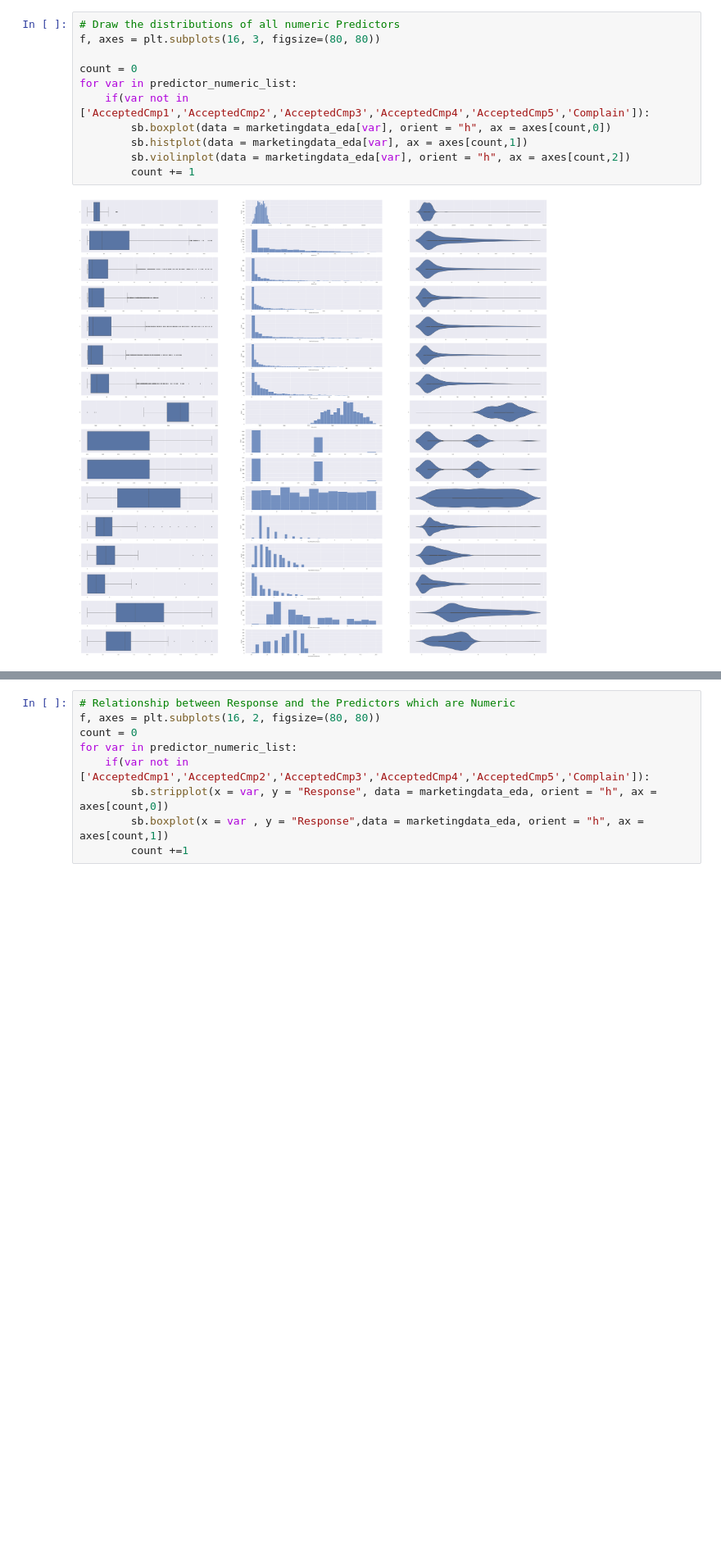
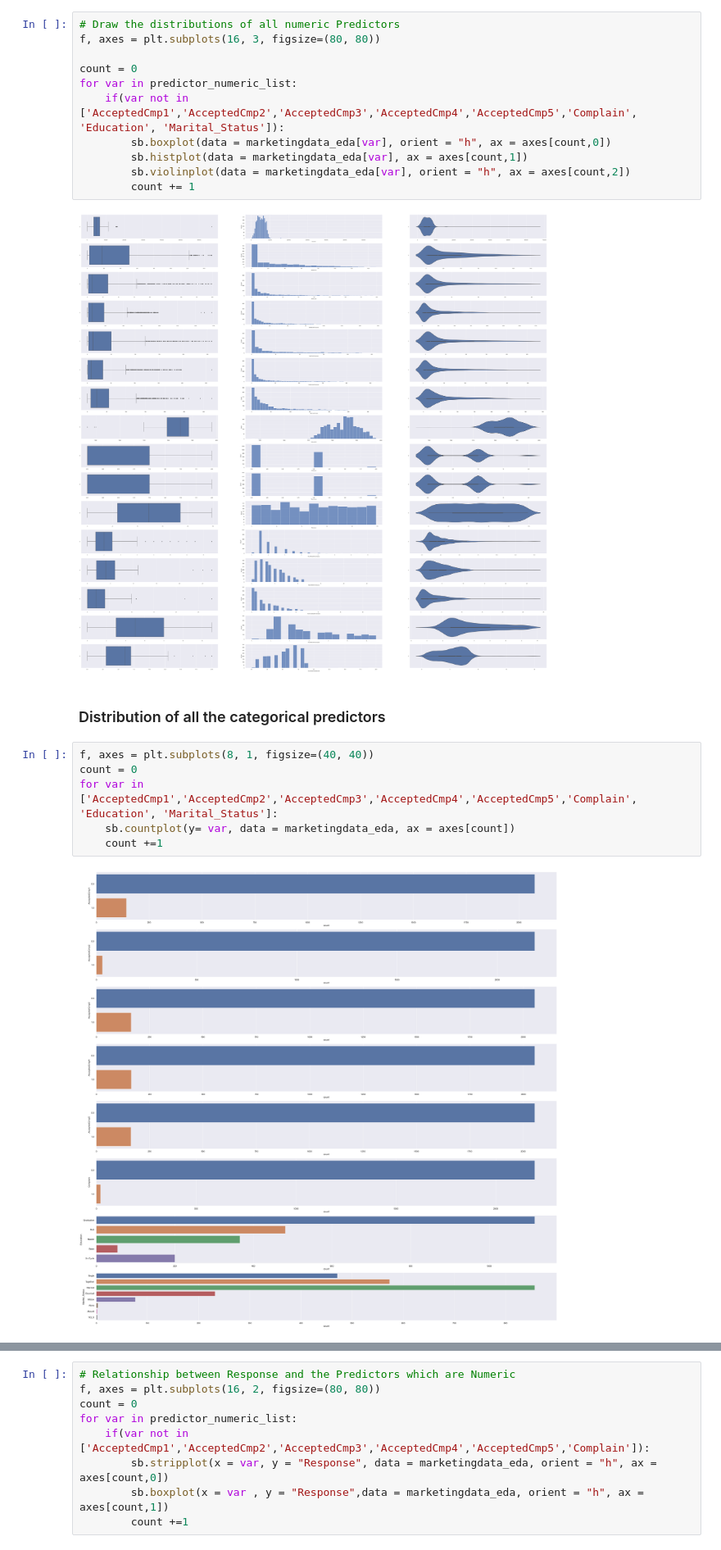
Before and after one commit to nur-hazim/Intro2AI, a Jupyter notebook: Assignment.ipynb, the cells around one changed output, grey strips where cells are left out. Shown at 82% size. Drawn from its saved outputs; the diff is of its cells as text; blank space fills up the shorter version.

```diff
--- a/Assignment.ipynb
+++ b/Assignment.ipynb
@@ -220,10 +222,20 @@ f, axes = plt.subplots(16, 3, figsize=(80, 80))
 
 count = 0
 for var in predictor_numeric_list:
-    if(var not in ['AcceptedCmp1','AcceptedCmp2','AcceptedCmp3','AcceptedCmp4','AcceptedCmp5','Complain']):
+    if(var not in ['AcceptedCmp1','AcceptedCmp2','AcceptedCmp3','AcceptedCmp4','AcceptedCmp5','Complain', 'Education', 'Marital_Status']):
         sb.boxplot(data = marketingdata_eda[var], orient = "h", ax = axes[count,0])
         sb.histplot(data = marketingdata_eda[var], ax = axes[count,1])
         sb.violinplot(data = marketingdata_eda[var], orient = "h", ax = axes[count,2])
         count += 1
 # %% [output]
 [figure]
+# %% [markdown]
+### Distribution of all the categorical predictors
+# %%
+f, axes = plt.subplots(8, 1, figsize=(40, 40))
+count = 0
+for var in ['AcceptedCmp1','AcceptedCmp2','AcceptedCmp3','AcceptedCmp4','AcceptedCmp5','Complain', 'Education', 'Marital_Status']:
+    sb.countplot(y= var, data = marketingdata_eda, ax = axes[count])
+    count +=1
+# %% [output]
+[figure, added]
```
Also changed, not shown: parts of 3 cells of this notebook.
